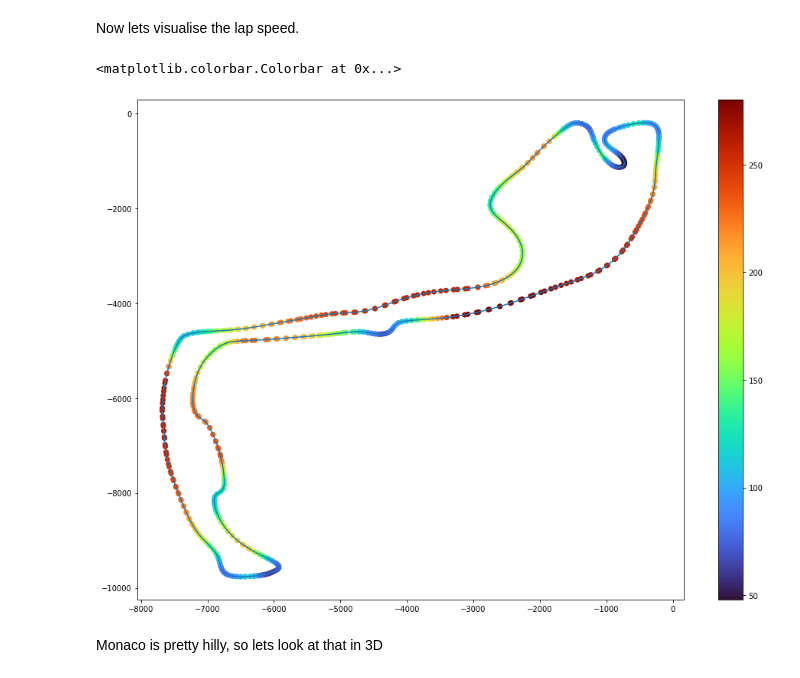
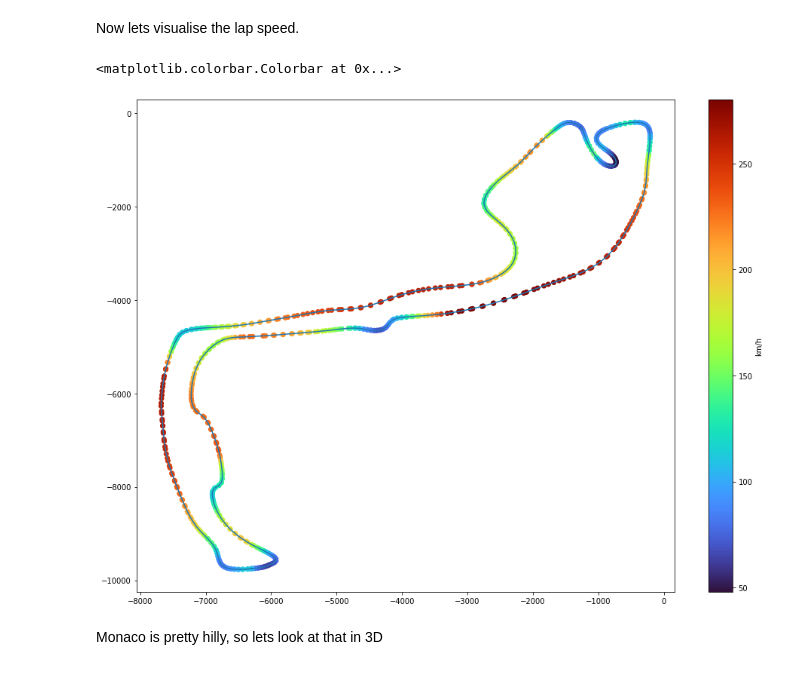
Before and after one commit to CiaranMcAndrew/f1ml, a Jupyter notebook: f1-analysis.ipynb, the cells around one changed output. Cells and saved outputs as stored; diff of their text form; code cells hidden in the pictures.

```diff
--- a/f1-analysis.ipynb
+++ b/f1-analysis.ipynb
@@ -91,18 +91,18 @@ Now lets visualise the lap speed.
 # %%
 import matplotlib.pyplot as plt
 
 x = telemetry["X"]
 y = telemetry["Y"]
 v = telemetry["Speed"]
 
 fig = plt.figure(figsize=(16,12))
 ax = fig.add_subplot()
 line = ax.plot(x,y)
-sc = ax.scatter(x, y, c=v, cmap='turbo')
-fig.colorbar(sc, ax=ax)
+sc = ax.scatter(x, y, c=v, cmap="turbo")
+fig.colorbar(sc, ax=ax, label="km/h")
 # %% [output]
 <matplotlib.colorbar.Colorbar at 0x...>
-[figure, old version]
+[figure, new version]
 # %% [markdown]
 Monaco is pretty hilly, so lets look at that in 3D
 # %%
```
Also changed, not shown: parts of 15 cells of this notebook.
